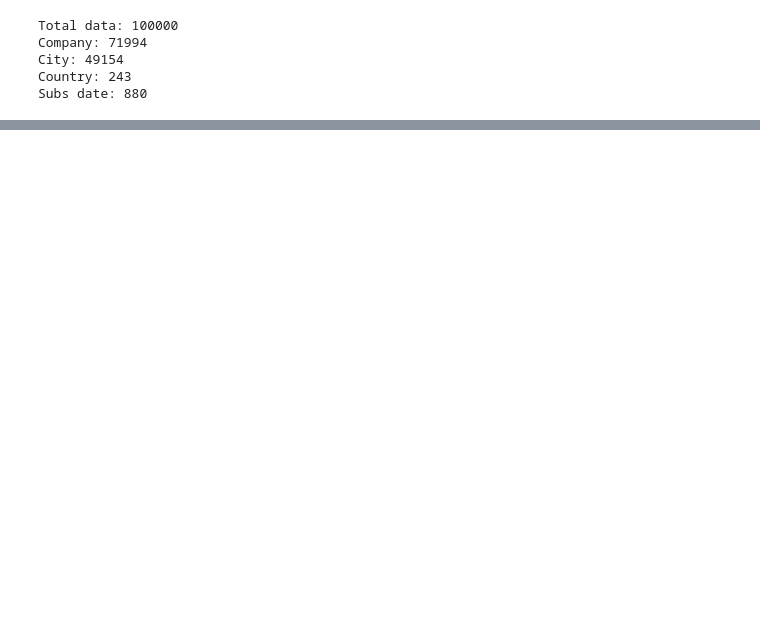
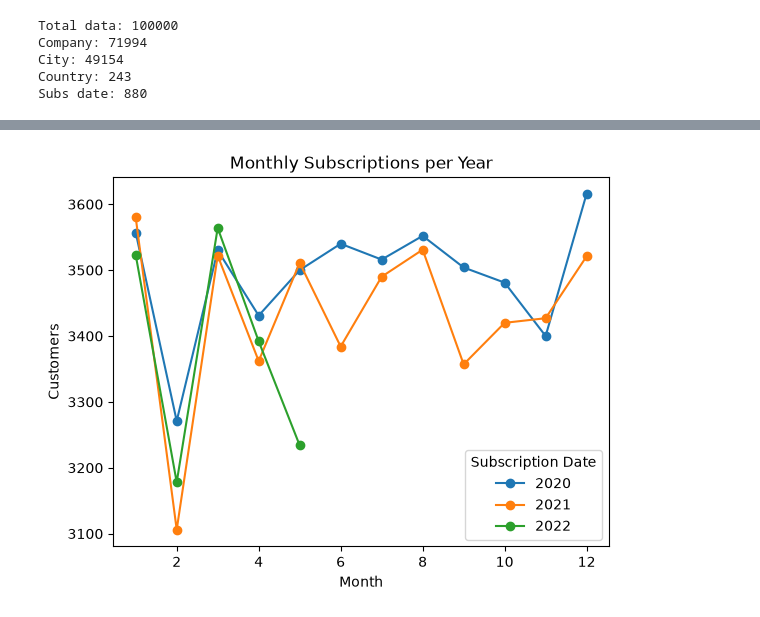
Before and after one commit to wilbert-william/technical-ai-engineer-test-shopee, a Jupyter notebook: customers-small.ipynb, the cells around one changed output, grey strips where cells are left out. Cells and saved outputs as stored; diff of their text form; code cells hidden in the pictures; blank space fills up the shorter version.

```diff
--- a/customers-small.ipynb
+++ b/customers-small.ipynb
@@ -73,0 +169,7 @@ goals:
+# %%
+# Monthly breakdown per year to see spikes within each year
+month_by_year = df.groupby([df["Subscription Date"].dt.year, df["Subscription Date"].dt.month]).size().unstack(0)
+month_by_year.index.name = "Month"
+print(month_by_year)
+print("\nPeak month per year:")
+print(month_by_year.idxmax())
@@ -73,0 +194,8 @@ goals:
+# %%
+# data visualization
+month_by_year.plot(kind="line", marker="o", title="Monthly Subscriptions per Year")
+plt.xlabel("Month")
+plt.ylabel("Customers")
+plt.show()
+# %% [output]
+[figure, added]
```
Also changed, not shown: parts of 37 cells of this notebook, 1 other file.
